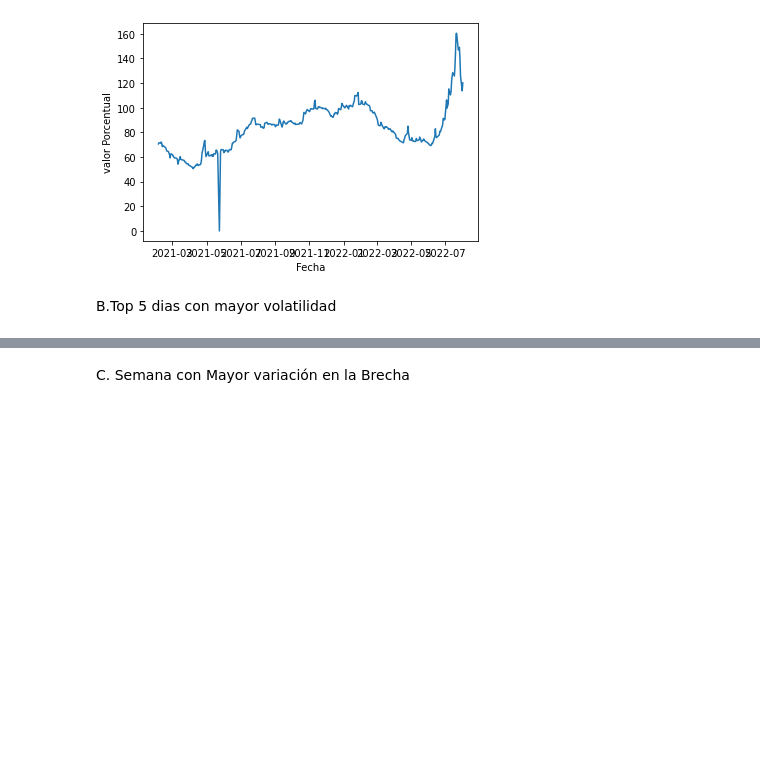
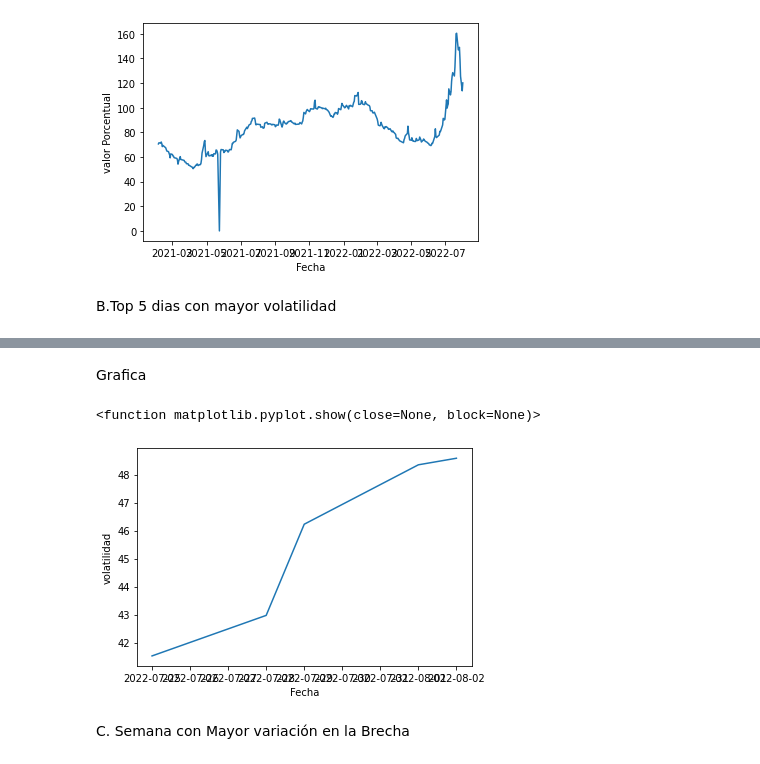
Before and after one commit to jeanApi/Proyecto_DolarBlue-DolarOficial, a Jupyter notebook: PI.ipynb, the cells around one changed output, grey strips where cells are left out. Saved outputs shown, nothing was run; the diff lists cells and outputs as text; code cells hidden in the pictures; blank space fills up the shorter version.

```diff
--- a/PI.ipynb
+++ b/PI.ipynb
@@ -167,7 +168,8 @@ Ultimos 365 días:
 # %%
 #filtro
 n=365 #numero de dias
-lst=Data_General.Fecha.tail(n).index
+datos = Data_General.tail(n)
+lst=datos.index
 # toma la informacion de los indice de los ultimos 365 datos del dataframe
 # %% [markdown]
 A.Dia con mayor variacion en la brecha
@@ -222,0 +227,14 @@ B.Top 5 dias con mayor volatilidad
+# %%
+
+datos1=datos.Usd_blue.pct_change().iloc[1:] # variación diaria porcentual exceptuando el primer dato que no tiene
+# volatilidad
+vol =datos1.rolling(40).std()*math.sqrt(254)*100  #segun la formula con la desviación estandar y respecto a los dias laborales al año
+#vol = vol.sort(reverse=True) #sorted
+vol=vol.dropna()
+vol=vol.sort_values(ascending=False)
+lista=[]
+for i,v in enumerate(vol.index):
+    lista.append(datos.Fecha[v])
+lista[:5]
+#vol.index[:5]
+#vol[:5]
@@ -223,3 +247,22 @@ B.Top 5 dias con mayor volatilidad
+# %% [markdown]
+Grafica
+# %%
+#Grafica para porcentaje de variacion
+#Generamos los datos
+n = 5 # top 5 dias
+x= lista[:n]
+y= vol[:n]
+
+fig = plt.figure()
+ax = plt.axes()
+
+ax.plot(x,y)
+ax.set(xlabel='Fecha', ylabel='volatilidad')
+
+plt.show
+# %% [output]
+<function matplotlib.pyplot.show(close=None, block=None)>
+[figure, added]
 # %% [markdown]
 C. Semana con Mayor variación en la Brecha
 # %% [markdown]
```
Also changed, not shown: parts of 6 cells of this notebook.
